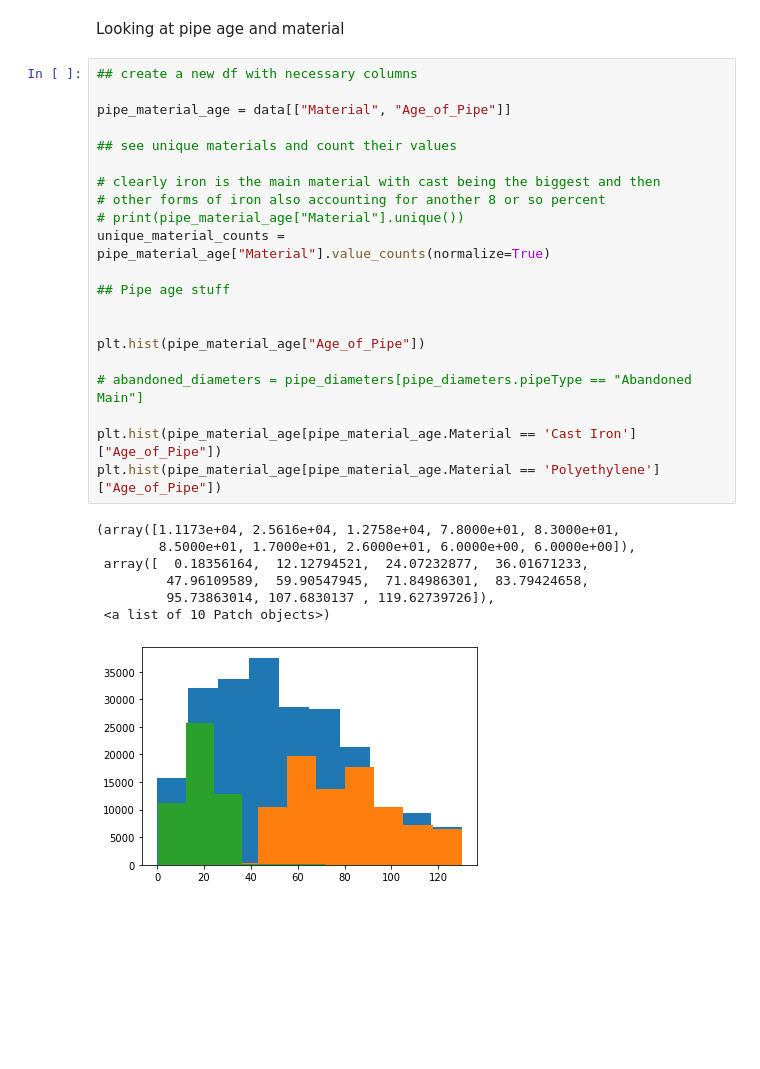
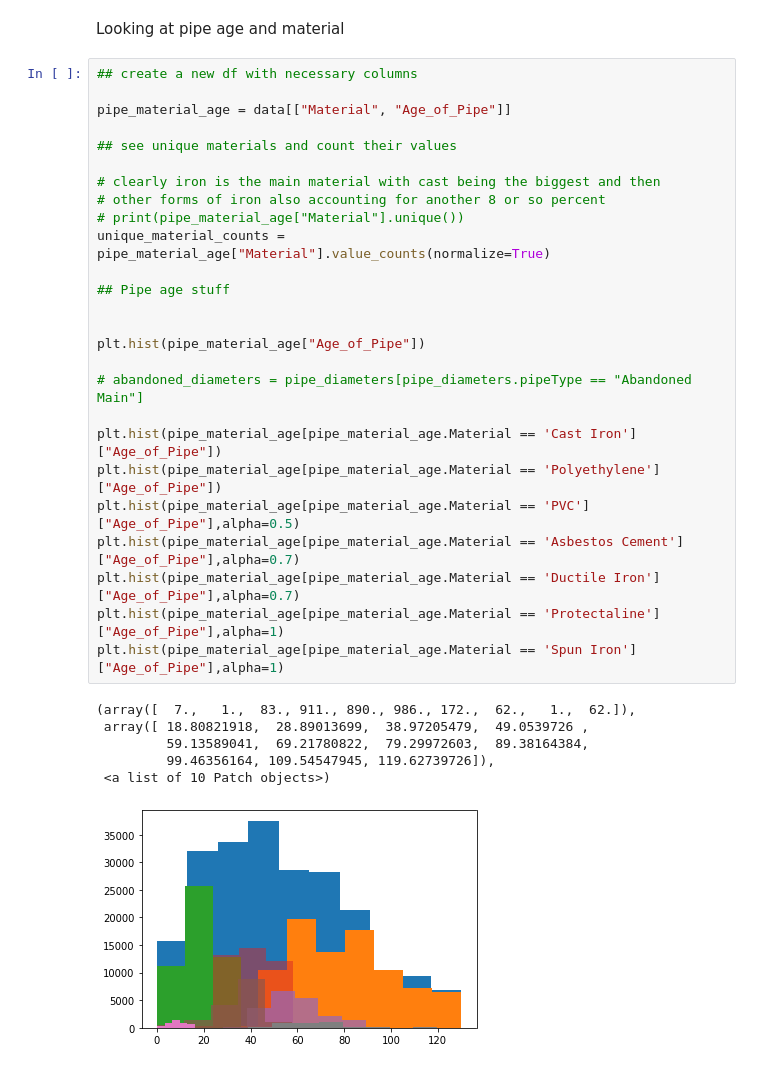
Before and after one commit to OP439/Futures, a Jupyter notebook: WessexWaterData/DatasetInvestigation.ipynb, the cells around one changed output. Drawn from its saved outputs; the diff is of its cells as text; blank space fills up the shorter version.

```diff
--- a/WessexWaterData/DatasetInvestigation.ipynb
+++ b/WessexWaterData/DatasetInvestigation.ipynb
@@ -69,29 +55,33 @@ Looking at pipe age and material
 # %%
 ## create a new df with necessary columns
 
 pipe_material_age = data[["Material", "Age_of_Pipe"]]
 
 ## see unique materials and count their values
 
 # clearly iron is the main material with cast being the biggest and then
 # other forms of iron also accounting for another 8 or so percent
 # print(pipe_material_age["Material"].unique())
 unique_material_counts = pipe_material_age["Material"].value_counts(normalize=True)
 
 ## Pipe age stuff
 
 
 plt.hist(pipe_material_age["Age_of_Pipe"])
 
 # abandoned_diameters = pipe_diameters[pipe_diameters.pipeType == "Abandoned Main"]
 
 plt.hist(pipe_material_age[pipe_material_age.Material == 'Cast Iron']["Age_of_Pipe"])
 plt.hist(pipe_material_age[pipe_material_age.Material == 'Polyethylene']["Age_of_Pipe"])
+plt.hist(pipe_material_age[pipe_material_age.Material == 'PVC']["Age_of_Pipe"],alpha=0.5)
+plt.hist(pipe_material_age[pipe_material_age.Material == 'Asbestos Cement']["Age_of_Pipe"],alpha=0.7)
+plt.hist(pipe_material_age[pipe_material_age.Material == 'Ductile Iron']["Age_of_Pipe"],alpha=0.7)
+plt.hist(pipe_material_age[pipe_material_age.Material == 'Protectaline']["Age_of_Pipe"],alpha=1)
+plt.hist(pipe_material_age[pipe_material_age.Material == 'Spun Iron']["Age_of_Pipe"],alpha=1)
 # %% [output]
-(array([1.1173e+04, 2.5616e+04, 1.2758e+04, 7.8000e+01, 8.3000e+01,
-        8.5000e+01, 1.7000e+01, 2.6000e+01, 6.0000e+00, 6.0000e+00]),
- array([  0.18356164,  12.12794521,  24.07232877,  36.01671233,
-         47.96109589,  59.90547945,  71.84986301,  83.79424658,
-         95.73863014, 107.6830137 , 119.62739726]),
+(array([  7.,   1.,  83., 911., 890., 986., 172.,  62.,   1.,  62.]),
+ array([ 18.80821918,  28.89013699,  38.97205479,  49.0539726 ,
+         59.13589041,  69.21780822,  79.29972603,  89.38164384,
+         99.46356164, 109.54547945, 119.62739726]),
  <a list of 10 Patch objects>)
-[figure, old version]
+[figure, new version]
```
Also changed, not shown: parts of 9 cells of this notebook.
